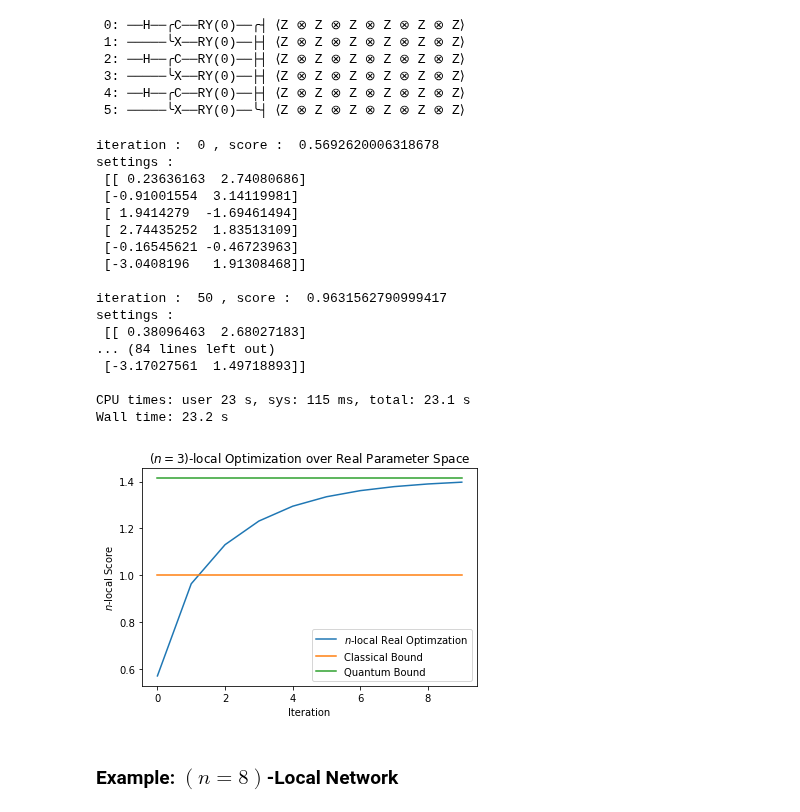
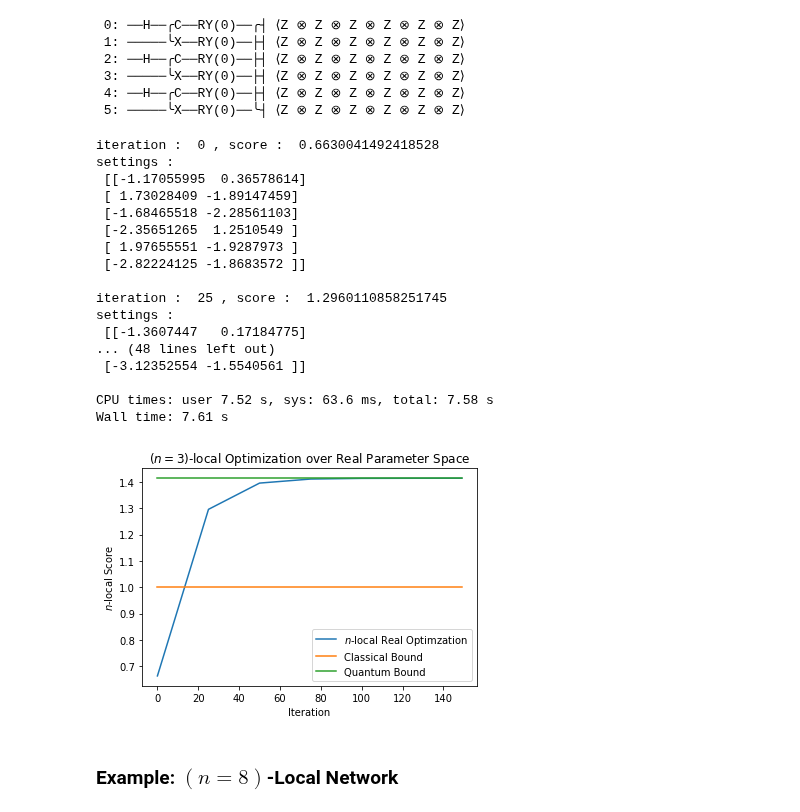
Before and after one commit to ChitambarLab/qNetVO, a Jupyter notebook: notebook/n-local_chain_network_optimization.ipynb, the cells around one changed output. Cells and saved outputs as stored; diff of their text form; code cells hidden in the pictures.

```diff
--- a/notebook/n-local_chain_network_optimization.ipynb
+++ b/notebook/n-local_chain_network_optimization.ipynb
@@ -147,35 +147,40 @@ def _nlocal_J22(nlocal_qnode, nlocal_settings):
 ## Gradient Descent Optimization of Nonlocality
 # %%
 # optimization of n-local network nonlocality
-def nlocal_gradient_descent(n, num_steps=500):
-    opt = qml.GradientDescentOptimizer()
+def nlocal_gradient_descent(n, num_steps=150, step_size=0.1):
+    opt = qml.GradientDescentOptimizer(stepsize=step_size)
     nlocal_qnode = nlocal_chain_qnode(n)
 
     # initial settings
     settings = nlocal_chain_settings(n)
     scores = []
+    samples = []
 
     # performing gradient descent
     for i in range(num_steps):
         settings = opt.step(nlocal_chain_cost, settings)
 
-        if i%50 == 0:
+        if i%25 == 0:
             score = -(nlocal_chain_cost(settings))
             scores.append(score)
+            samples.append(i)
 
             print("iteration : ",i, ", score : ", score)
             print("settings :\n", settings, "\n")
 
     final_score = -(nlocal_chain_cost(settings))
 
-    return (final_score, settings, scores)
+    scores.append(final_score)
+    samples.append(num_steps-1)
+
+    return (final_score, settings, scores, samples)
 # %% [markdown]
 ### Example: $(n = 3)$-Local Network
 # %%
-n = 3
+n3 = 3
 
-n3_qnode = nlocal_chain_qnode(n)
-n3_qnode(np.zeros(2*n))
+n3_qnode = nlocal_chain_qnode(n3)
+n3_qnode(np.zeros(2*n3))
 # %% [output]
 tensor(1., requires_grad=True)
 # %%
@@ -190,41 +195,41 @@ print(n3_qnode.draw())
 # %%
 %%time
 
-n3_score, n3_settings, n3_scores = nlocal_gradient_descent(n)
+n3_score, n3_settings, n3_scores, samples = nlocal_gradient_descent(n3)
 
 # printing final results
 print("final score : ", n3_score,",")
 print("final settings : ", n3_settings,"\n")
 # %% [output]
-iteration :  0 , score :  0.5692620006318678
+iteration :  0 , score :  0.6630041492418528
 settings :
- [[ 0.23636163  2.74080686]
- [-0.91001554  3.14119981]
- [ 1.9414279  -1.69461494]
- [ 2.74435252  1.83513109]
- [-0.16545621 -0.46723963]
- [-3.0408196   1.91308468]]
+ [[-1.17055995  0.36578614]
+ [ 1.73028409 -1.89147459]
+ [-1.68465518 -2.28561103]
+ [-2.35651265  1.2510549 ]
+ [ 1.97655551 -1.9287973 ]
+ [-2.82224125 -1.8683572 ]]
 
-iteration :  50 , score :  0.9631562790999417
+iteration :  25 , score :  1.2960110858251745
 settings :
- [[ 0.38096463  2.68027183]
-... (84 lines left out)
- [-3.17027561  1.49718893]]
+ [[-1.3607447   0.17184775]
+... (48 lines left out)
+ [-3.12352554 -1.5540561 ]]
 
-CPU times: user 23 s, sys: 115 ms, total: 23.1 s
-Wall time: 23.2 s
+CPU times: user 7.52 s, sys: 63.6 ms, total: 7.58 s
+Wall time: 7.61 s
 # %%
 # Plot the score of the Bell inequality
-plt.plot(range(10), n3_scores, label = r"$n$-local Real Optimzation")
-plt.plot(range(10), [1]*10, label = "Classical Bound")
-plt.plot(range(10), [2*np.sqrt(1/2)]*10, label = "Quantum Bound")
+plt.plot(samples, n3_scores, label = r"$n$-local Real Optimzation")
+plt.plot(samples, [1]*len(samples), label = "Classical Bound")
+plt.plot(samples, [2*np.sqrt(1/2)]*len(samples), label = "Quantum Bound")
 plt.title(r"$(n=3)$-local Optimization over Real Parameter Space")
 plt.xlabel("Iteration")
 plt.ylabel(r"$n$-local Score")
 plt.legend()
 plt.show()
 # %% [output]
-[figure, old version]
+[figure, new version]
 # %% [markdown]
 ### Example: $(n=8)$-Local Network
 # %%
```
Also changed, not shown: parts of 5 cells of this notebook, 2 other files.
